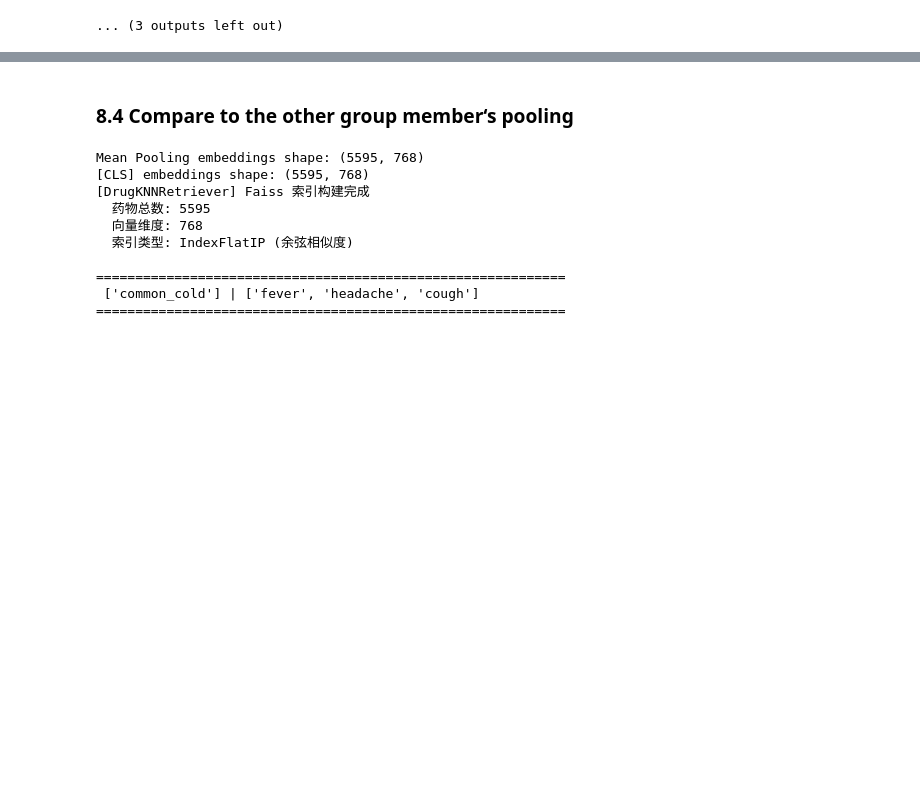
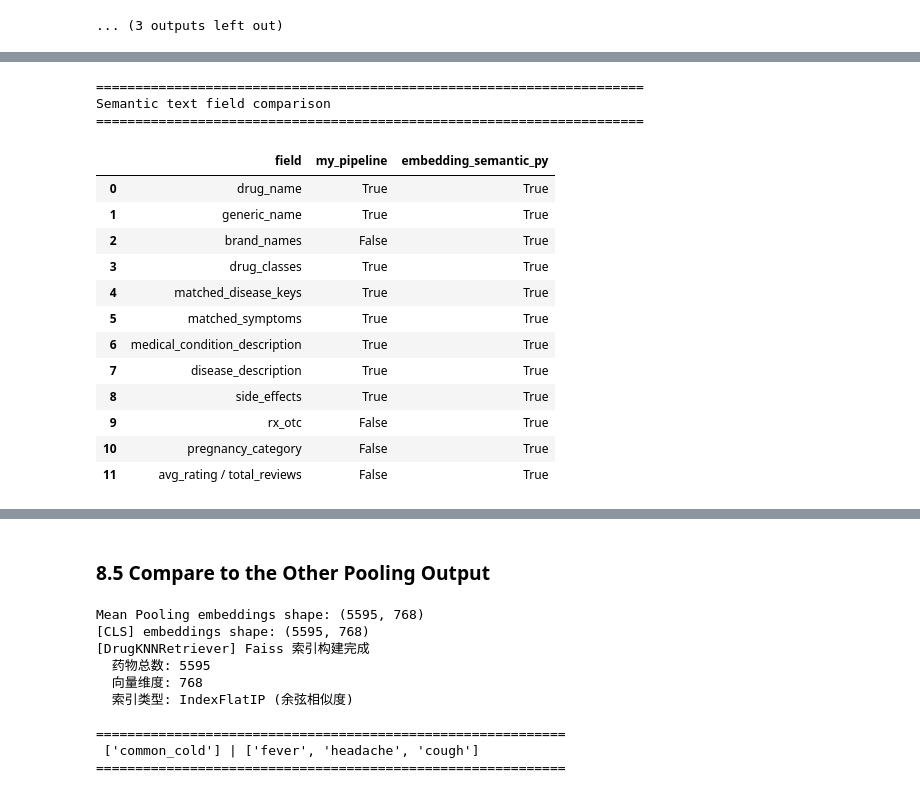
Before and after one commit to nmjxblw/ARIN7102_Group_Project, a Jupyter notebook: app/interactions/drug_recommendation_experiment.ipynb, the cells around one changed output, grey strips where cells are left out. Saved outputs shown, nothing was run; the diff lists cells and outputs as text; code cells hidden in the pictures; blank space fills up the shorter version.

```diff
--- a/app/interactions/drug_recommendation_experiment.ipynb
+++ b/app/interactions/drug_recommendation_experiment.ipynb
@@ -627,0 +639,72 @@ for diseases, symptoms in test_cases:
+# %%
+# ============================================================
+# 8.4 Semantic Text Design Comparison
+# ============================================================
+import importlib.util
+
+semantic_script_path = EXTERNAL_DATA_DIR / 'embedding_semantic.py'
+spec = importlib.util.spec_from_file_location('external_embedding_semantic', semantic_script_path)
+external_embedding_semantic = importlib.util.module_from_spec(spec)
+spec.loader.exec_module(external_embedding_semantic)
+
+# 外层脚本依赖的语义文本构造函数
+external_build_semantic_text = external_embedding_semantic.build_drug_semantic_text
+
+comparison_rows = []
+for idx in [0, 1]:
+    row = df.iloc[idx]
+    comparison_rows.append({
+        'drug_name': row.get('drug_name', ''),
+        'my_semantic_text': row.get('semantic_text', ''),
+        'external_semantic_text': external_build_semantic_text(row),
+    })
+
+comparison_df = pd.DataFrame(comparison_rows)
+
+field_comparison = pd.DataFrame([
+    {'field': 'drug_name', 'my_pipeline': True, 'embedding_semantic_py': True},
+    {'field': 'generic_name', 'my_pipeline': True, 'embedding_semantic_py': True},
+    {'field': 'brand_names', 'my_pipeline': False, 'embedding_semantic_py': True},
+    {'field': 'drug_classes', 'my_pipeline': True, 'embedding_semantic_py': True},
+    {'field': 'matched_disease_keys', 'my_pipeline': True, 'embedding_semantic_py': True},
+    {'field': 'matched_symptoms', 'my_pipeline': True, 'embedding_semantic_py': True},
+    {'field': 'medical_condition_description', 'my_pipeline': True, 'embedding_semantic_py': True},
+    {'field': 'disease_description', 'my_pipeline': True, 'embedding_semantic_py': True},
+    {'field': 'side_effects', 'my_pipeline': True, 'embedding_semantic_py': True},
+    {'field': 'rx_otc', 'my_pipeline': False, 'embedding_semantic_py': True},
+    {'field': 'pregnancy_category', 'my_pipeline': False, 'embedding_semantic_py': True},
+    {'field': 'avg_rating / total_reviews', 'my_pipeline': False, 'embedding_semantic_py': True},
+])
+
+print('=' * 70)
+print('Semantic text field comparison')
+print('=' * 70)
+display(field_comparison)
+
+print('=' * 70)
+print('Sample semantic text comparison (first 2 drugs)')
+print('=' * 70)
+for _, row in comparison_df.iterrows():
+    print(f"\nDrug: {row['drug_name']}")
+    print('-' * 70)
+    print('[My pipeline]')
+    print(row['my_semantic_text'][:800])
+    print('\n[embedding_semantic.py]')
+    print(row['external_semantic_text'][:800])
+# %% [output]
+======================================================================
+Semantic text field comparison
+======================================================================
+|  | field | my_pipeline | embedding_semantic_py |
+| 0 | drug_name | True | True |
+| 1 | generic_name | True | True |
+| 2 | brand_names | False | True |
+| 3 | drug_classes | True | True |
+| 4 | matched_disease_keys | True | True |
+| 5 | matched_symptoms | True | True |
+| 6 | medical_condition_description | True | True |
+| 7 | disease_description | True | True |
+| 8 | side_effects | True | True |
+| 9 | rx_otc | False | True |
+| 10 | pregnancy_category | False | True |
+| 11 | avg_rating / total_reviews | False | True |
@@ -628,4 +730,4 @@ for diseases, symptoms in test_cases:
 # %% [markdown]
-### 8.4 Compare to the other group member‘s pooling
+### 8.5 Compare to the Other Pooling Output
 # %%
 # ============================================================
```
Also changed, not shown: parts of 7 cells of this notebook.
